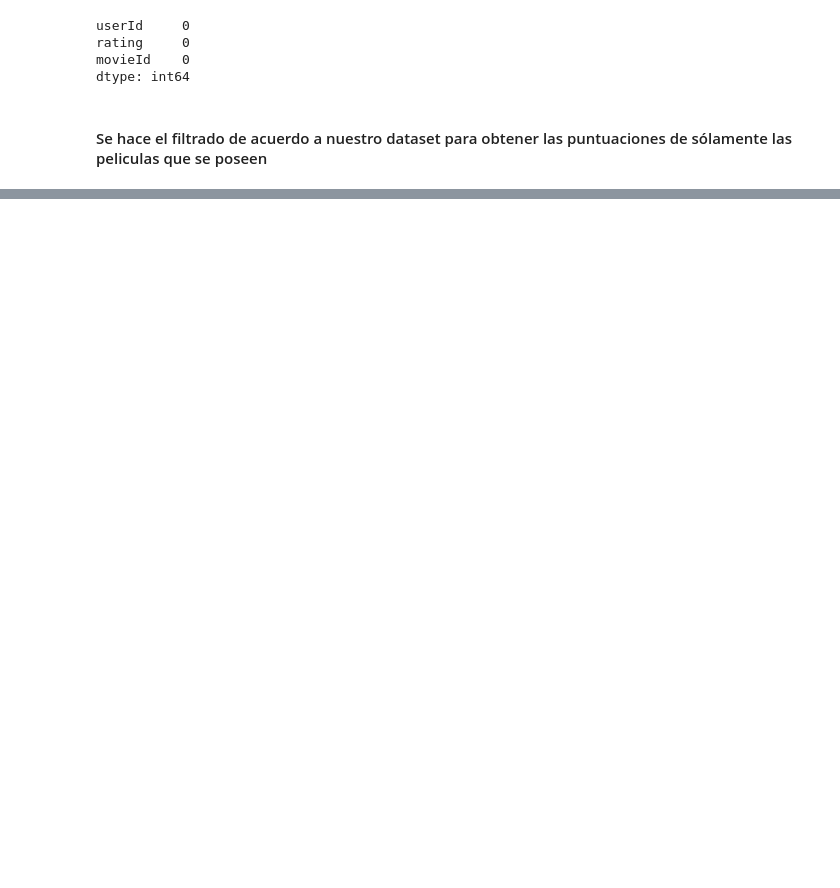
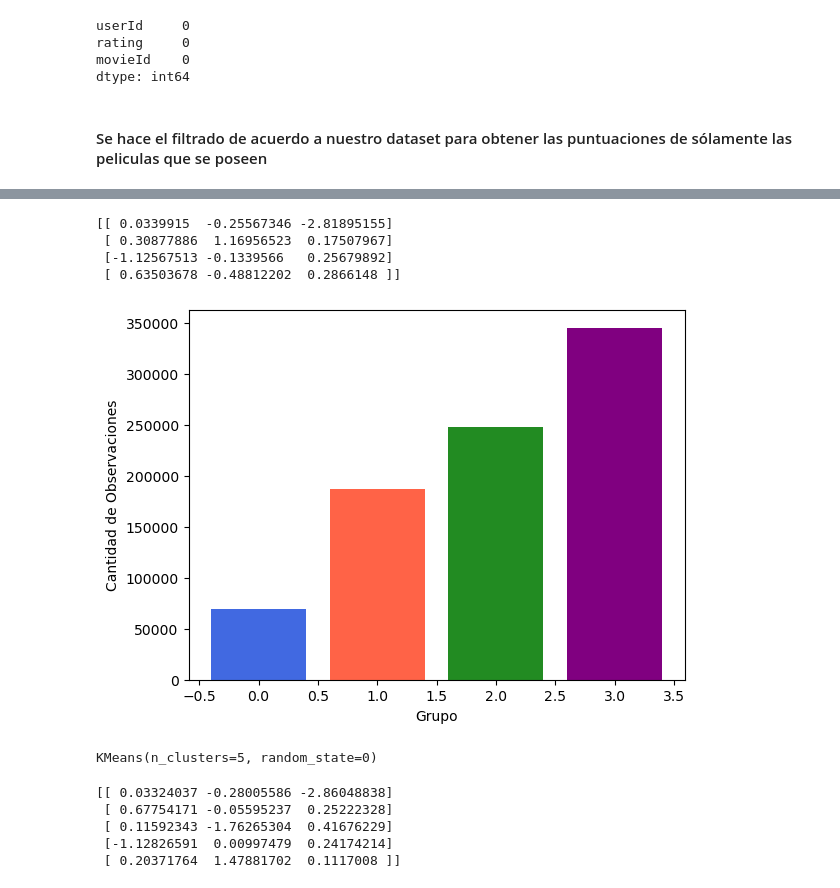
Before and after one commit to L-Ameneiro/IngeniasDataScience, a Jupyter notebook: notebooks/MODELO NO SUPERVISADO.ipynb, the cells around one changed output, grey strips where cells are left out. Drawn from its saved outputs; the diff is of its cells as text; code cells hidden in the pictures; blank space fills up the shorter version.

```diff
--- a/notebooks/MODELO NO SUPERVISADO.ipynb
+++ b/notebooks/MODELO NO SUPERVISADO.ipynb
@@ -194,0 +169,20 @@ NameError: name 'x' is not defined
+# %%
+centroids4 = kmeans4.cluster_centers_
+print(centroids4)
+# %% [output]
+[[ 0.0339915  -0.25567346 -2.81895155]
+ [ 0.30877886  1.16956523  0.17507967]
+ [-1.12567513 -0.1339566   0.25679892]
+ [ 0.63503678 -0.48812202  0.2866148 ]]
+# %%
+y_means4 = kmeans4.fit_predict(datos_scaled)
+# %%
+cluster_counts = np.bincount(y_means4)
+cluster_labels = list(range(len(cluster_counts)))
+colors = ['royalblue', 'tomato', 'forestgreen', 'purple', 'gold']
+plt.bar(cluster_labels, cluster_counts, color=colors)
+plt.xlabel('Grupo')
+plt.ylabel('Cantidad de Observaciones')
+plt.show()
+# %% [output]
+[figure, added]
@@ -194,0 +197,13 @@ NameError: name 'x' is not defined
+# %%
+kmeans5.fit(datos_scaled)
+# %% [output]
+KMeans(n_clusters=5, random_state=0)
+# %%
+centroids5 = kmeans5.cluster_centers_
+print(centroids5)
+# %% [output]
+[[ 0.03324037 -0.28005586 -2.86048838]
+ [ 0.67754171 -0.05595237  0.25222328]
+ [ 0.11592343 -1.76265304  0.41676229]
+ [-1.12826591  0.00997479  0.24174214]
+ [ 0.20371764  1.47881702  0.1117008 ]]
```
Also changed, not shown: parts of 51 cells of this notebook.
